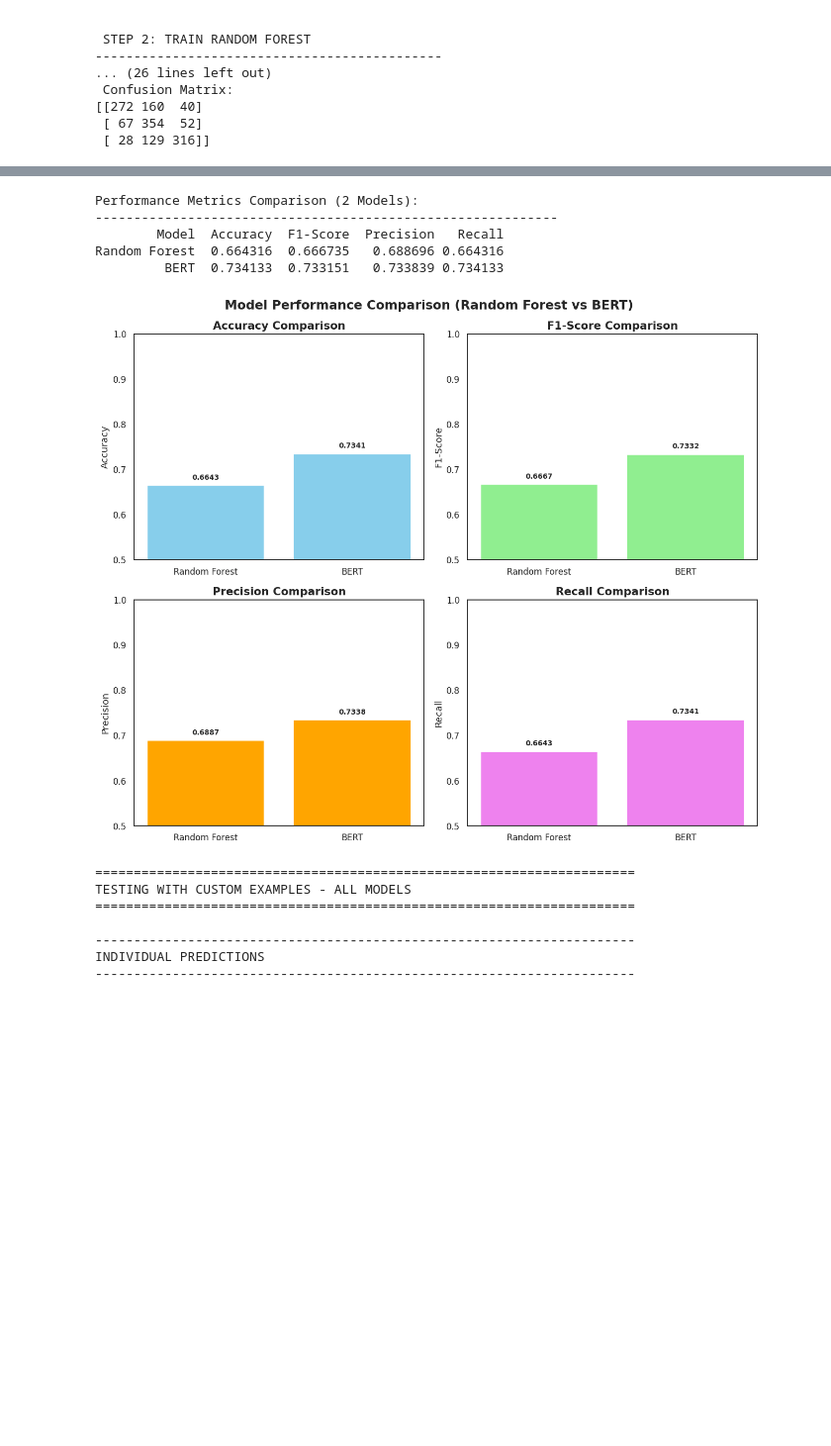
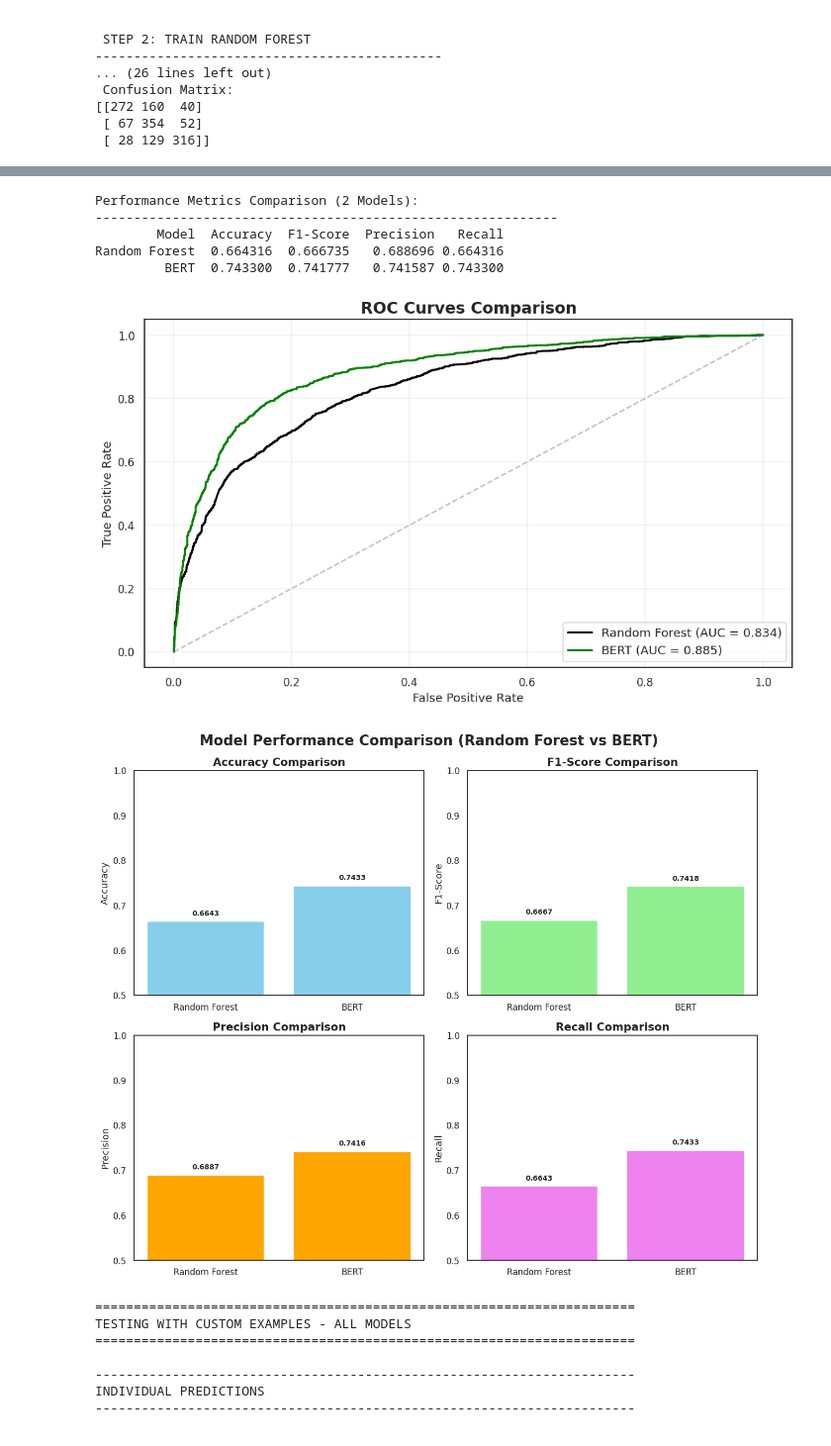
Before and after one commit to akash99955/AML, a Jupyter notebook: AML.ipynb, the cells around one changed output, grey strips where cells are left out. Shown at 99% size. Saved outputs shown, nothing was run; the diff lists cells and outputs as text; code cells hidden in the pictures; blank space fills up the shorter version.

```diff
--- a/AML.ipynb
+++ b/AML.ipynb
@@ -1,6 +1,10 @@
 # %% [markdown]
 <a href="https://colab.research.google.com/github/akash99955/AML/blob/main/AML.ipynb" target="_parent"><img src="https://colab.research.google.com/assets/colab-badge.svg" alt="Open In Colab"/></a>
 # %%
+
+#First of all, please upload the dataset in colab then after run
+
+
 # ============================================================
 # SETUP: Install + Imports
 # ============================================================
@@ -63,15 +67,6 @@ nltk.download("wordnet", quiet=True)
 nltk.download("averaged_perceptron_tagger", quiet=True)
 nltk.download("punkt_tab", quiet=True)
 print(" NLTK resources downloaded!")
-
-# ============================================================
-# Plot Styling (Different style)
-# ============================================================
-sns.set_theme(style="whitegrid", context="notebook")
-plt.rcParams["figure.figsize"] = (10, 5)   # default figure size
-plt.rcParams["axes.titlesize"] = 14
-plt.rcParams["axes.labelsize"] = 12
-print(" Visualization style configured!")
 # %% [output]
  All libraries imported successfully!
 
@@ -944,6 +889,36 @@ print("\nPerformance Metrics Comparison (2 Models):")
 print("-" * 60)
 print(comparison_df.to_string(index=False))
 
+
+# VISUALIZATION 4: ROC Curves Comparison
+plt.figure(figsize=(10, 6))
+
+# ROC Curve for Random Forest
+# Use 'sentiment_label' for true labels and 'y_prob_rf' for probabilities
+fpr_rf, tpr_rf, _ = roc_curve(label_binarize(test_df['sentiment_label'], classes=[0, 1, 2]).ravel(), y_prob_rf.ravel())
+roc_auc_rf = auc(fpr_rf, tpr_rf)
+plt.plot(fpr_rf, tpr_rf, color='black', lw=2,
+         label=f'Random Forest (AUC = {roc_auc_rf:.3f})')
+
+# ROC Curve for BERT
+# Use 'sentiment_label' for true labels and 'y_prob_bert' for probabilities
+fpr_bert, tpr_bert, _ = roc_curve(label_binarize(test_df['sentiment_label'], classes=[0, 1, 2]).ravel(), y_prob_bert.ravel())
+roc_auc_bert = auc(fpr_bert, tpr_bert)
+plt.plot(fpr_bert, tpr_bert, color='green', lw=2,
+         label=f'BERT (AUC = {roc_auc_bert:.3f})')
+
+# Diagonal line (random classifier)
+plt.plot([0, 1], [0, 1], color='gray', linestyle='--', alpha=0.5)
+
+plt.xlabel('False Positive Rate', fontsize=12)
+plt.ylabel('True Positive Rate', fontsize=12)
+plt.title('ROC Curves Comparison', fontsize=16, fontweight='bold')
+plt.legend(loc='lower right', fontsize=12)
+plt.grid(True, alpha=0.3)
+plt.tight_layout()
+plt.show()
+
+
 # ======================================================
 # BAR CHART VISUALIZATION (Same style)
 # ======================================================
@@ -960,36 +935,37 @@ for idx, metric in enumerate(metrics):
         color=colors[idx]
     )
     axes[idx].set_title(f'{metric} Comparison', fontsize=14, fontweight='bold')
     axes[idx].set_ylabel(metric, fontsize=12)
     axes[idx].set_ylim([0.5, 1.0])
 
     for bar, val in zip(bars, comparison_df[metric]):
         axes[idx].text(
             bar.get_x() + bar.get_width() / 2,
             bar.get_height() + 0.01,
             f'{val:.4f}',
             ha='center',
             va='bottom',
             fontsize=9,
             fontweight='bold'
         )
 
 plt.suptitle(
     'Model Performance Comparison (Random Forest vs BERT)',
-    fontsize=16,
+    fontsize=18,
     fontweight='bold'
 )
 plt.tight_layout()
 plt.show()
 # %% [output]
 [interactive output not drawn]
 [figure]
 Performance Metrics Comparison (2 Models):
 ------------------------------------------------------------
         Model  Accuracy  F1-Score  Precision   Recall
 Random Forest  0.664316  0.666735   0.688696 0.664316
-         BERT  0.734133  0.733151   0.733839 0.734133
+         BERT  0.743300  0.741777   0.741587 0.743300
-[figure, old version]
+[figure, new version]
+[figure, added]
 # %%
 # ==============================================
 # TESTING WITH CUSTOM EXAMPLES - ALL MODELS
```
Also changed, not shown: parts of 3 cells of this notebook.
